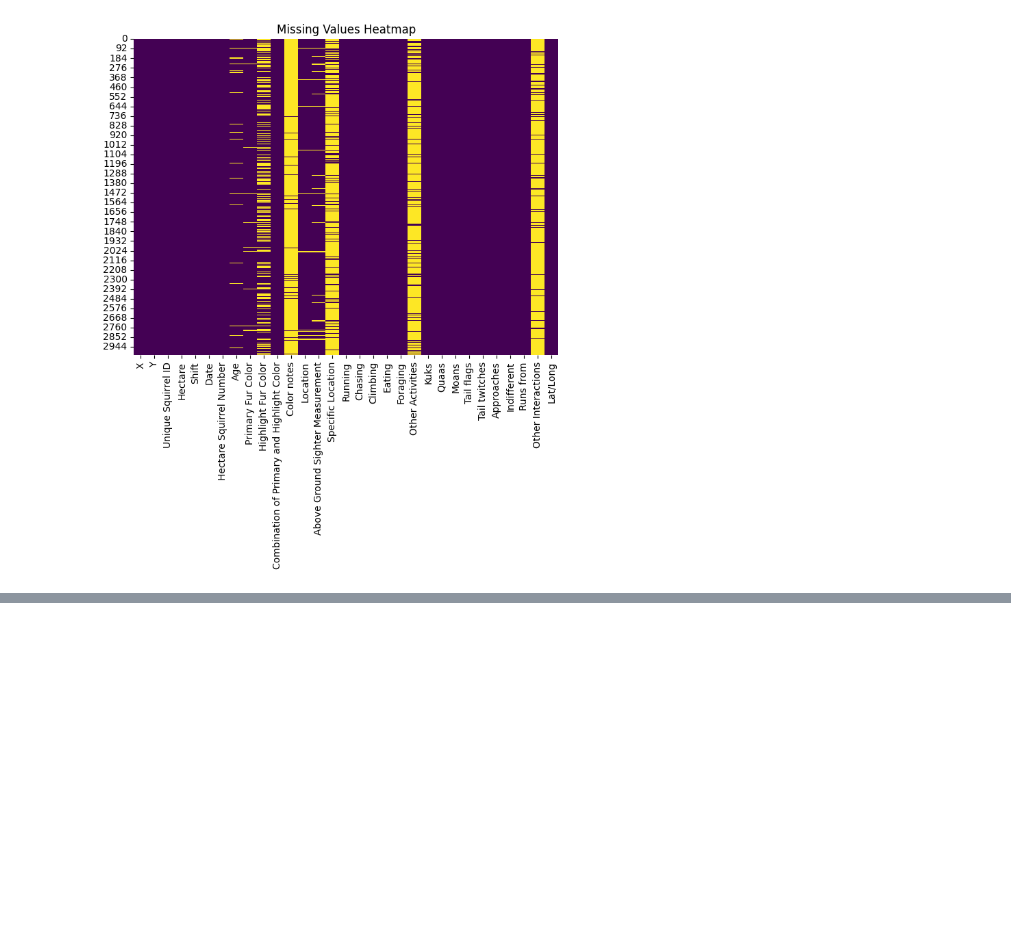
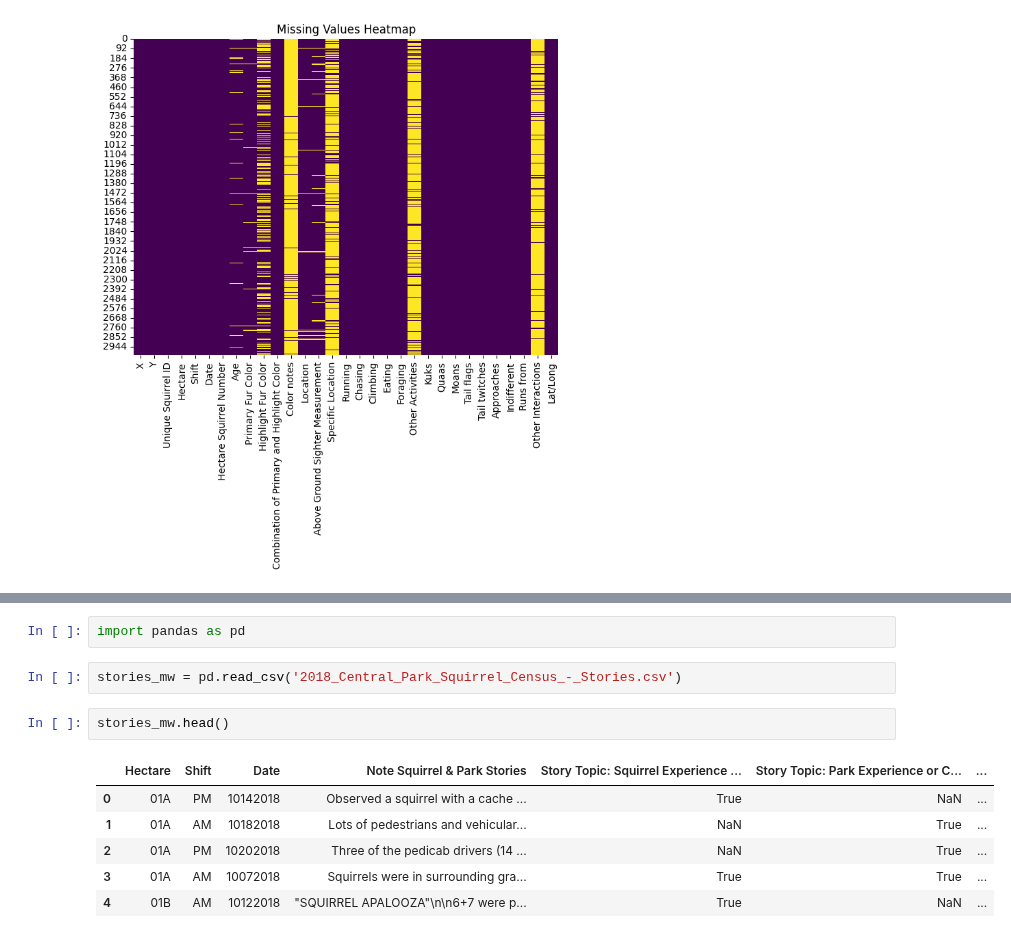
Before and after one commit to pritchardashley/Data-Science-SIMP, a Jupyter notebook: squirrel data.ipynb, the cells around one changed output, grey strips where cells are left out. Cells and saved outputs as stored; diff of their text form; blank space fills up the shorter version.

```diff
--- a/squirrel data.ipynb
+++ b/squirrel data.ipynb
@@ -61,0 +99,13 @@ plt.show()
+# %%
+import pandas as pd
+# %%
+stories_mw = pd.read_csv('2018_Central_Park_Squirrel_Census_-_Stories.csv')
+# %%
+stories_mw.head()
+# %% [output]
+|  | Hectare | Shift | Date | Note Squirrel & Park Stories | Story Topic: Squirrel Experience ... | Story Topic: Park Experience or C... | ... |
+| 0 | 01A | PM | 10142018 | Observed a squirrel with a cache ... | True | NaN | ... |
+| 1 | 01A | AM | 10182018 | Lots of pedestrians and vehicular... | NaN | True | ... |
+| 2 | 01A | PM | 10202018 | Three of the pedicab drivers (14 ... | NaN | True | ... |
+| 3 | 01A | AM | 10072018 | Squirrels were in surrounding gra... | True | True | ... |
+| 4 | 01B | AM | 10122018 | "SQUIRREL APALOOZA"\n\n6+7 were p... | True | NaN | ... |
```
Also changed, not shown: parts of 17 cells of this notebook.
